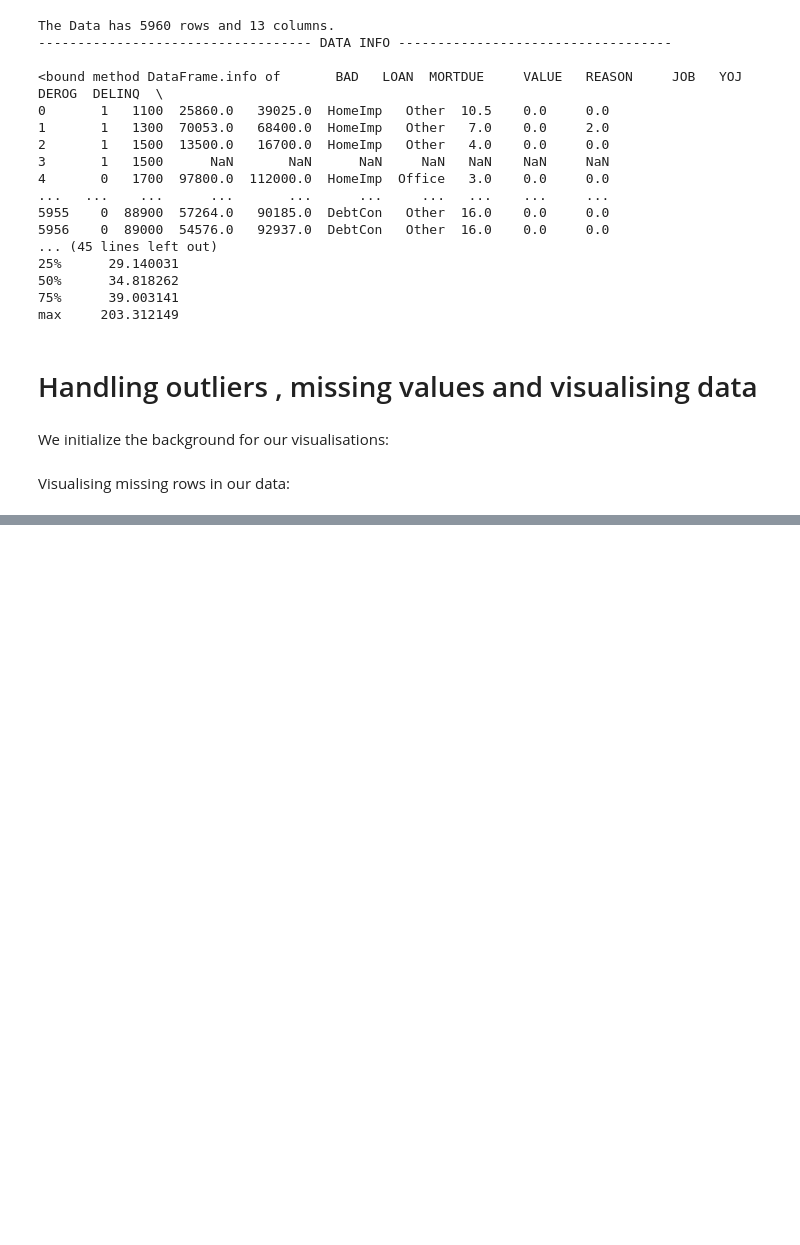
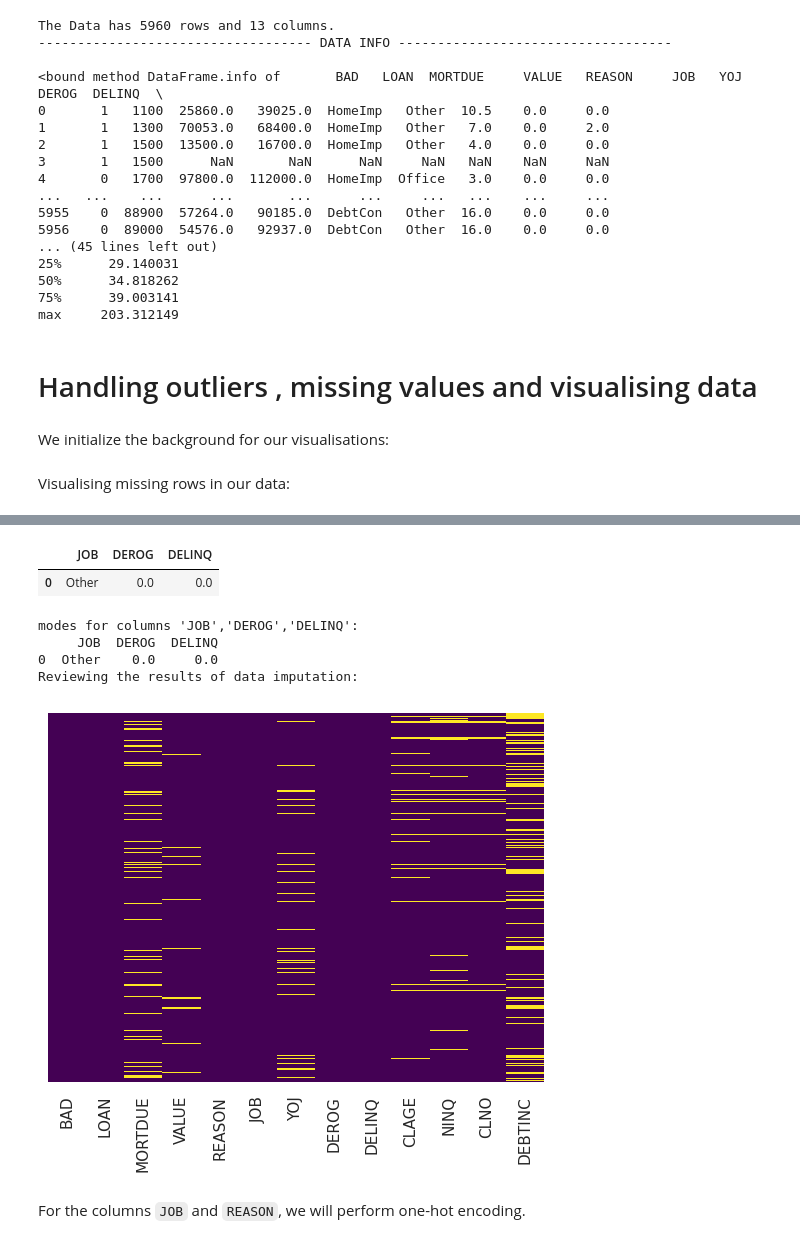
Before and after one commit to Zypperman/DBTT_G1_GRP3, a Jupyter notebook: Notebooks/Usecase_0_0_V1(EDA).ipynb, the cells around one changed output, grey strips where cells are left out. Drawn from its saved outputs; the diff is of its cells as text; code cells hidden in the pictures; blank space fills up the shorter version.

```diff
--- a/Notebooks/Usecase_0_0_V1(EDA).ipynb
+++ b/Notebooks/Usecase_0_0_V1(EDA).ipynb
@@ -251,0 +248,30 @@ we will impute the missing data on the following bases:
+# %%
+data[['JOB',"DEROG",'DELINQ']].mode()
+# %% [output]
+|  | JOB | DEROG | DELINQ |
+| 0 | Other | 0.0 | 0.0 |
+# %%
+print("modes for columns 'JOB','DEROG','DELINQ':")
+print(data[['JOB',"DEROG",'DELINQ']].mode())
+
+
+data.fillna(
+    {
+        'REASON':'Other reason',
+        "JOB":data['JOB'].mode()[0],
+        "DEROG":data['DEROG'].mode()[0],
+        "DELINQ":data['DELINQ'].mode()[0]
+    }
+    ,inplace=True)
+
+print('Reviewing the results of data imputation:')
+sns.heatmap(data.isnull(),cbar=False,yticklabels=False,cmap = 'viridis')
+plt.show()
+# %% [output]
+modes for columns 'JOB','DEROG','DELINQ':
+     JOB  DEROG  DELINQ
+0  Other    0.0     0.0
+Reviewing the results of data imputation:
+[figure, added]
+# %% [markdown]
+For the columns `JOB` and `REASON`, we will perform one-hot encoding.
```
Also changed, not shown: parts of 46 cells of this notebook.
